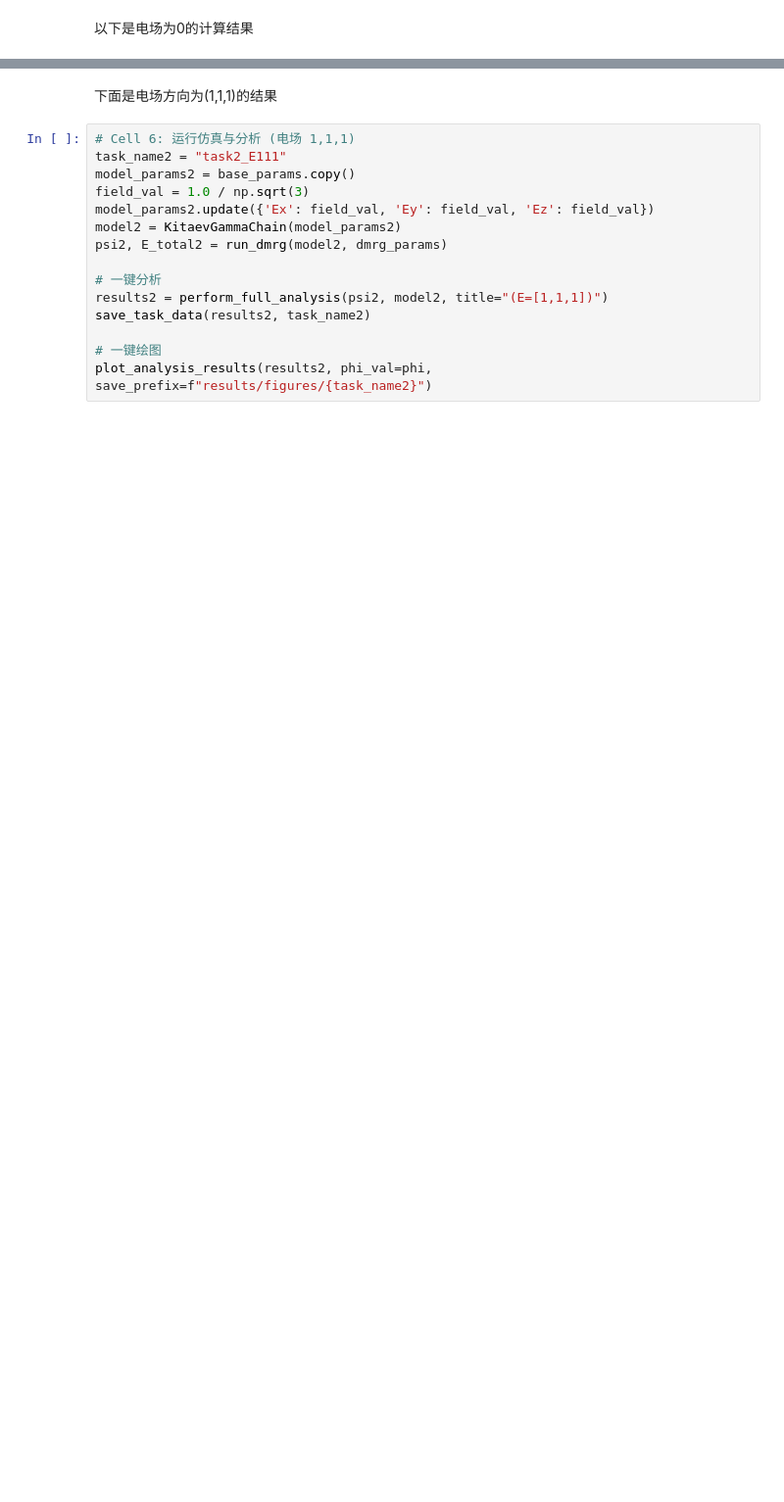
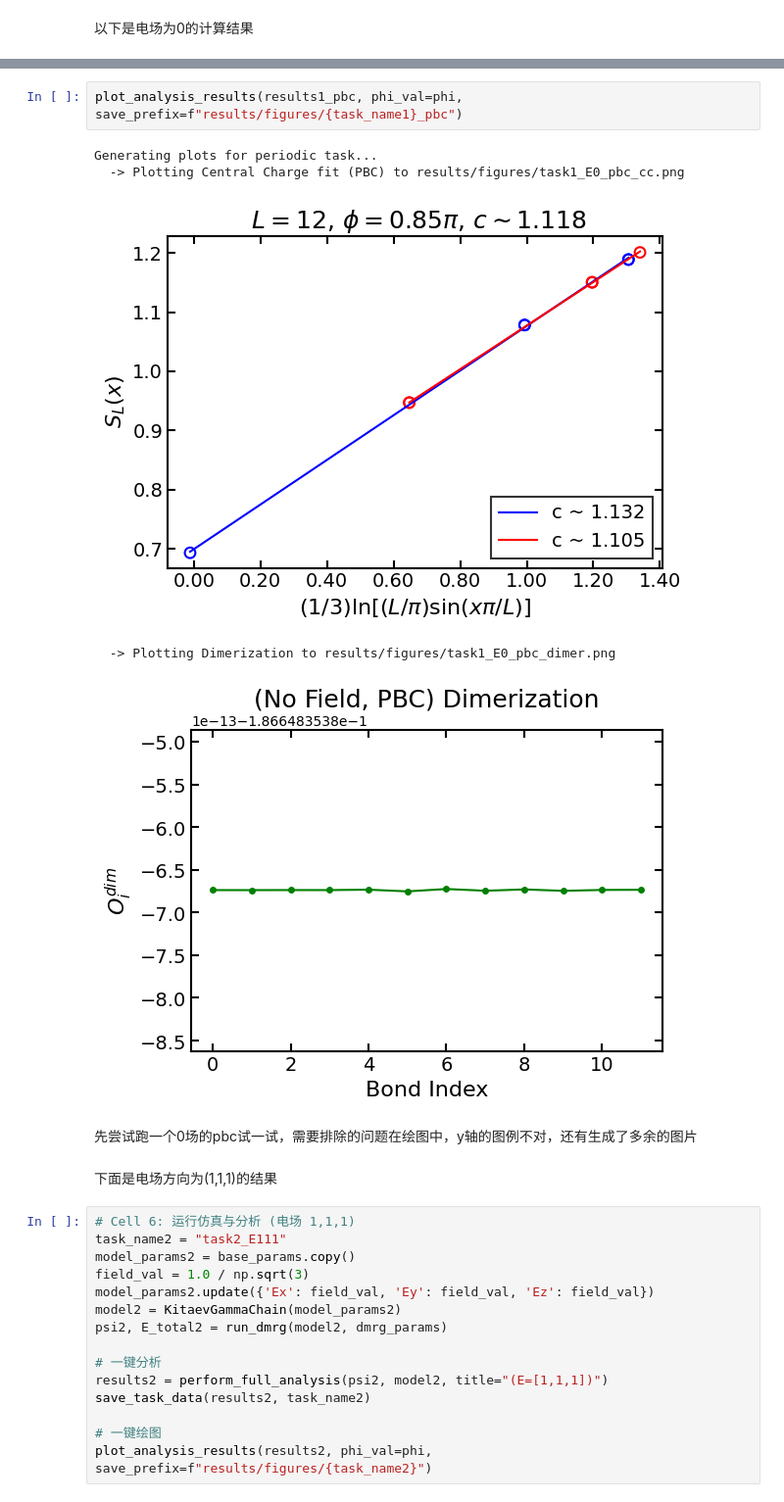
Before and after one commit to misaka19683/KSHEE, a Jupyter notebook: hamitonian.ipynb, the cells around one changed output, grey strips where cells are left out. Shown at 98% size. Saved outputs shown, nothing was run; the diff lists cells and outputs as text; blank space fills up the shorter version.

```diff
--- a/hamitonian.ipynb
+++ b/hamitonian.ipynb
@@ -161,3 +249,13 @@ Results for task1_E0 saved.
+# %%
+plot_analysis_results(results1_pbc, phi_val=phi, save_prefix=f"results/figures/{task_name1}_pbc")
+# %% [output]
+Generating plots for periodic task...
+  -> Plotting Central Charge fit (PBC) to results/figures/task1_E0_pbc_cc.png
+[figure, added]
+  -> Plotting Dimerization to results/figures/task1_E0_pbc_dimer.png
+[figure, added]
+# %% [markdown]
+先尝试跑一个0场的pbc试一试，需要排除的问题在绘图中，y轴的图例不对，还有生成了多余的图片
 # %% [markdown]
 下面是电场方向为(1,1,1)的结果
 # %%
```
Also changed, not shown: parts of 38 cells of this notebook, 7 other files.
